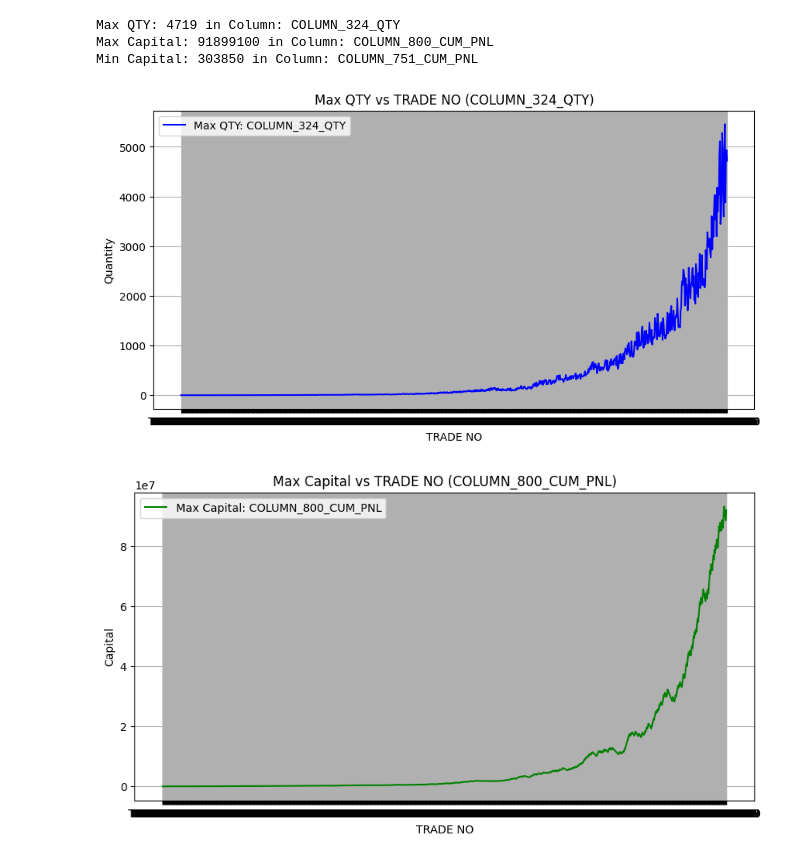
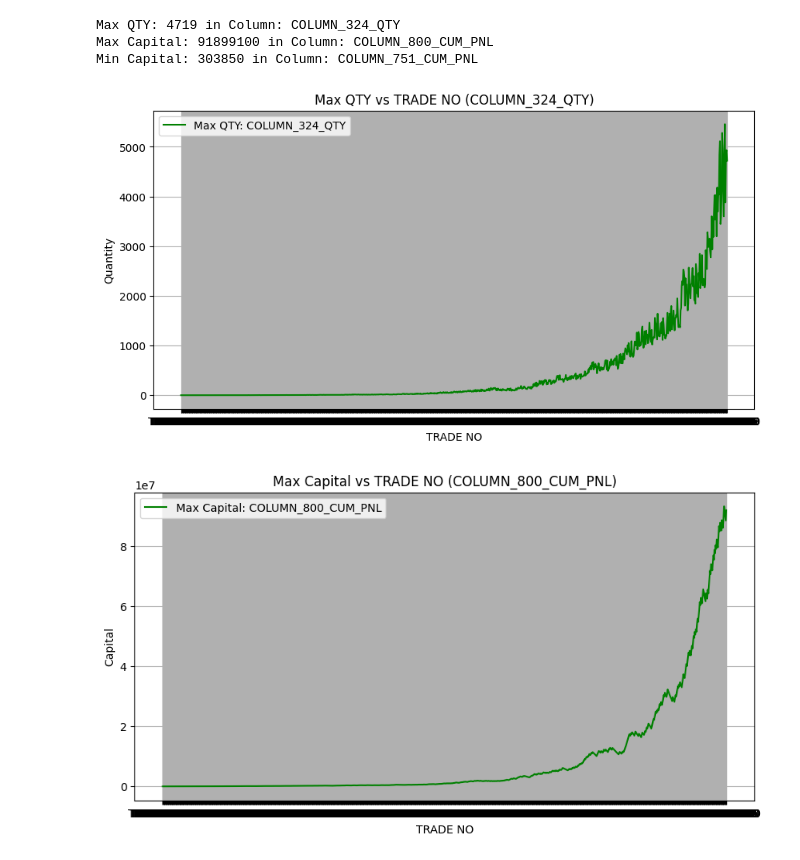
Before and after one commit to Bharatgaur/Trading, a Jupyter notebook: TRADE_PROBABILITIES_BASE_FILE_Version_2.ipynb, the cells around one changed output. Cells and saved outputs as stored; diff of their text form; code cells hidden in the pictures.

```diff
--- a/TRADE_PROBABILITIES_BASE_FILE_Version_2.ipynb
+++ b/TRADE_PROBABILITIES_BASE_FILE_Version_2.ipynb
@@ -9,0 +97,5 @@ import matplotlib.pyplot as plt
+# %%
+# Final PnL QTY DataFrame
+final_pnl_qty_df = pd.read_csv("https://raw.githubusercontent.com/Bharatgaur/Trading/main/final_PnL_QTY.csv")
+print("Data from final_PnL_QTY:")
+print(final_pnl_qty_df.head(), "\n")
@@ -355,6 +324,6 @@ pd.read_csv('final_PnL_QTY.csv')
 # %%
 # Load the data from the CSV file
-df_QTY = pd.read_csv('final_PnL_QTY.csv')
+df_QTY = final_pnl_qty_df
 
 # Get the last row
 last_row = df_QTY.iloc[-1]
@@ -382,23 +351,20 @@ Max QTY: 4719 in Column: COLUMN_324_QTY
 Max Capital: 91899100 in Column: COLUMN_800_CUM_PNL
 Min Capital: 303850 in Column: COLUMN_751_CUM_PNL
 # %%
-# Load the data from the CSV file
-df_QTY = pd.read_csv('final_PnL_QTY.csv')
-
 # Identify the column with max QTY
 last_row = df_QTY.iloc[-1]
 qty_columns = [col for col in df_QTY.columns if col.endswith('_QTY')]
 max_qty_column = last_row[qty_columns].idxmax()
 
 # Plot Max QTY vs TRADE NO
 plt.figure(figsize=(10, 5))
-plt.plot(df_QTY['TRADE NO'], df_QTY[max_qty_column], label=f'Max QTY: {max_qty_column}', color='blue')
+plt.plot(df_QTY['TRADE NO'], df_QTY[max_qty_column], label=f'Max QTY: {max_qty_column}', color='green')
 plt.xlabel('TRADE NO')
 plt.ylabel('Quantity')
 plt.title(f'Max QTY vs TRADE NO ({max_qty_column})')
 plt.legend()
 plt.grid(True)
 plt.show()
 # %% [output]
-[figure, old version]
+[figure, new version]
 # %%
```
Also changed, not shown: parts of 37 cells of this notebook.
